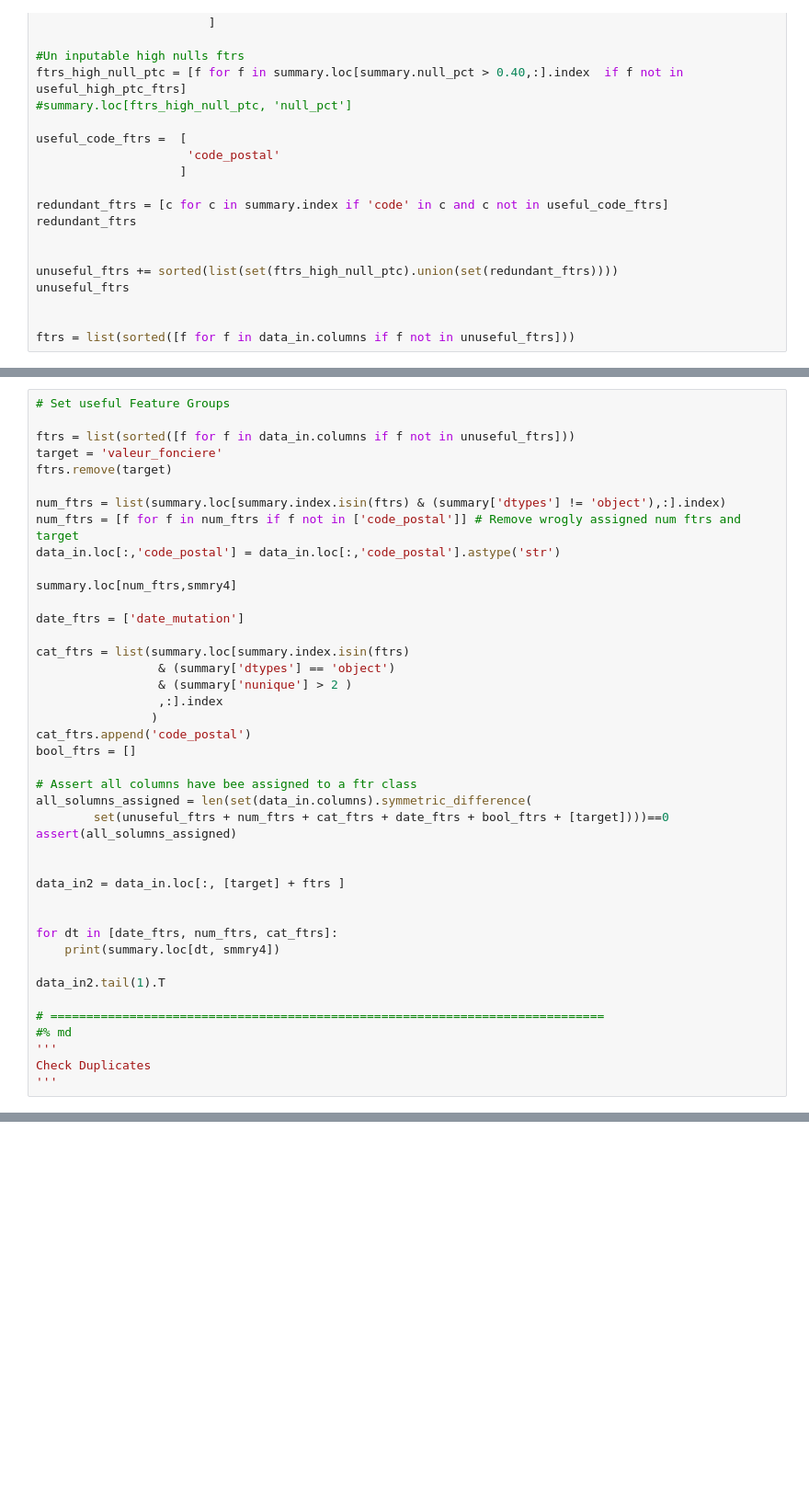
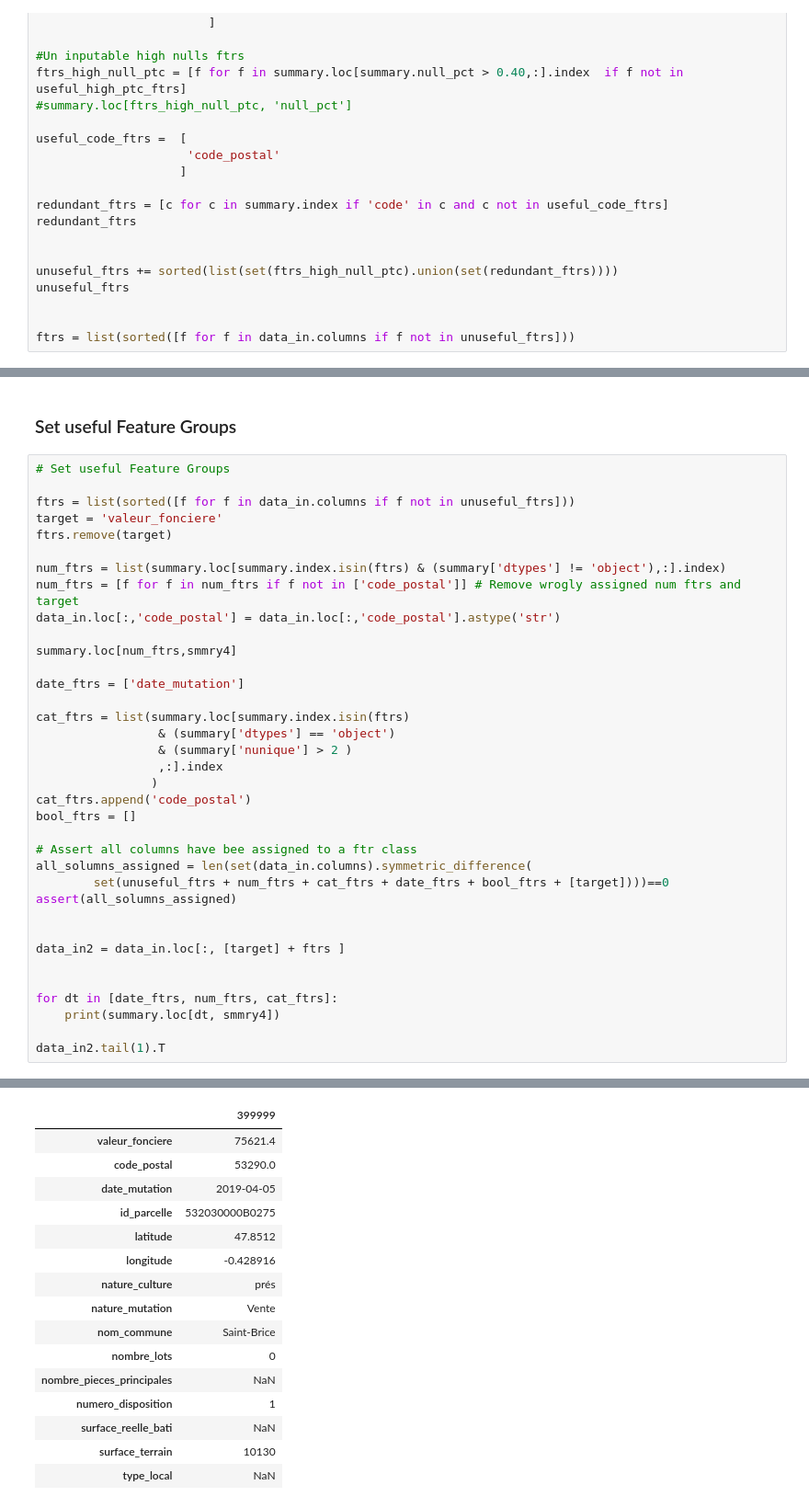
Before and after one commit to stbeau/projet-62, a Jupyter notebook: notebooks/exploratory/0.2.0-jalop-identification_des_unites_danalyse.ipynb, the cells around one changed output, grey strips where cells are left out. Shown at 92% size. Drawn from its saved outputs; the diff is of its cells as text; blank space fills up the shorter version.

```diff
--- a/notebooks/exploratory/0.2.0-jalop-identification_des_unites_danalyse.ipynb
+++ b/notebooks/exploratory/0.2.0-jalop-identification_des_unites_danalyse.ipynb
@@ -204,3 +285,5 @@ summary.loc[ftrs, smmry4]
+# %% [markdown]
+### Set useful Feature Groups
 # %%
 # Set useful Feature Groups
 
@@ -237,9 +320,4 @@ for dt in [date_ftrs, num_ftrs, cat_ftrs]:
     print(summary.loc[dt, smmry4])
 
 data_in2.tail(1).T
-
-# =============================================================================
-#% md
-'''
-Check Duplicates
-'''
+# %% [output]
@@ -245,0 +342,16 @@ Check Duplicates
+|  | 399999 |
+| valeur_fonciere | 75621.4 |
+| code_postal | 53290.0 |
+| date_mutation | 2019-04-05 |
+| id_parcelle | 532030000B0275 |
+| latitude | 47.8512 |
+| longitude | -0.428916 |
+| nature_culture | prés |
+| nature_mutation | Vente |
+| nom_commune | Saint-Brice |
+| nombre_lots | 0 |
+| nombre_pieces_principales | NaN |
+| numero_disposition | 1 |
+| surface_reelle_bati | NaN |
+| surface_terrain | 10130 |
+| type_local | NaN |
```
Also changed, not shown: parts of 55 cells of this notebook, 2 other files.
